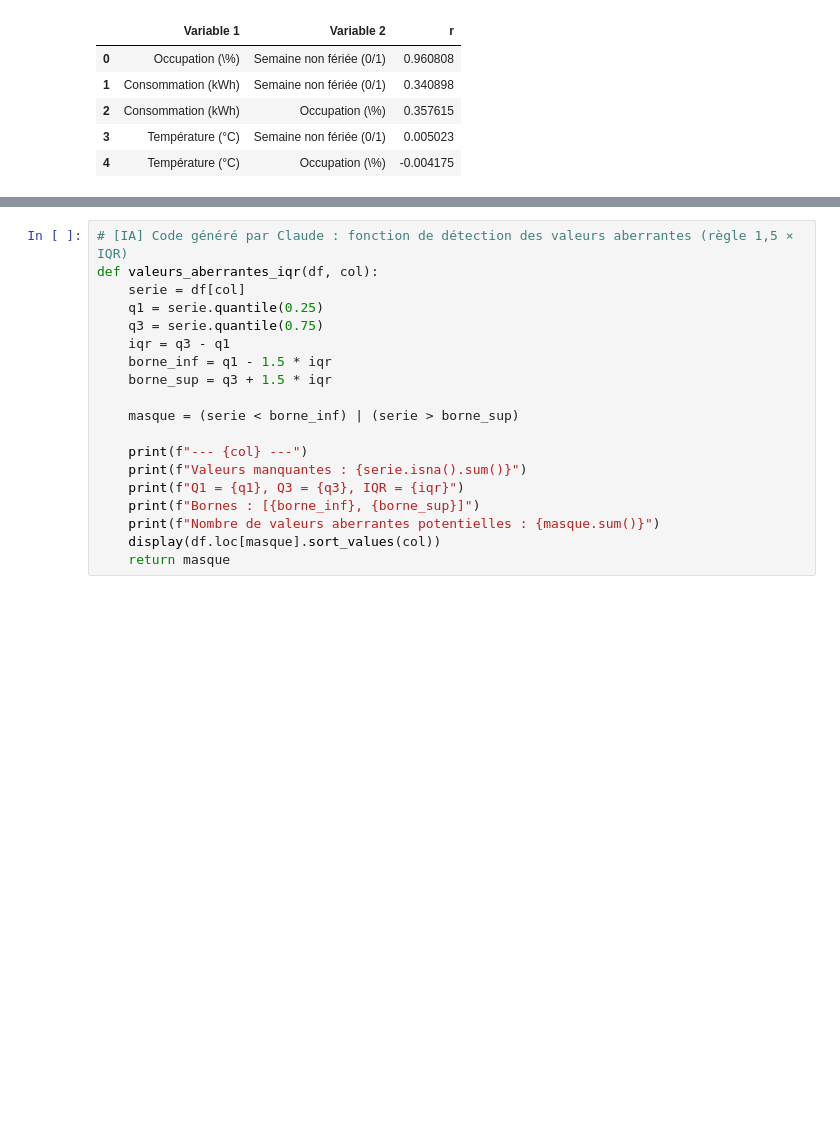
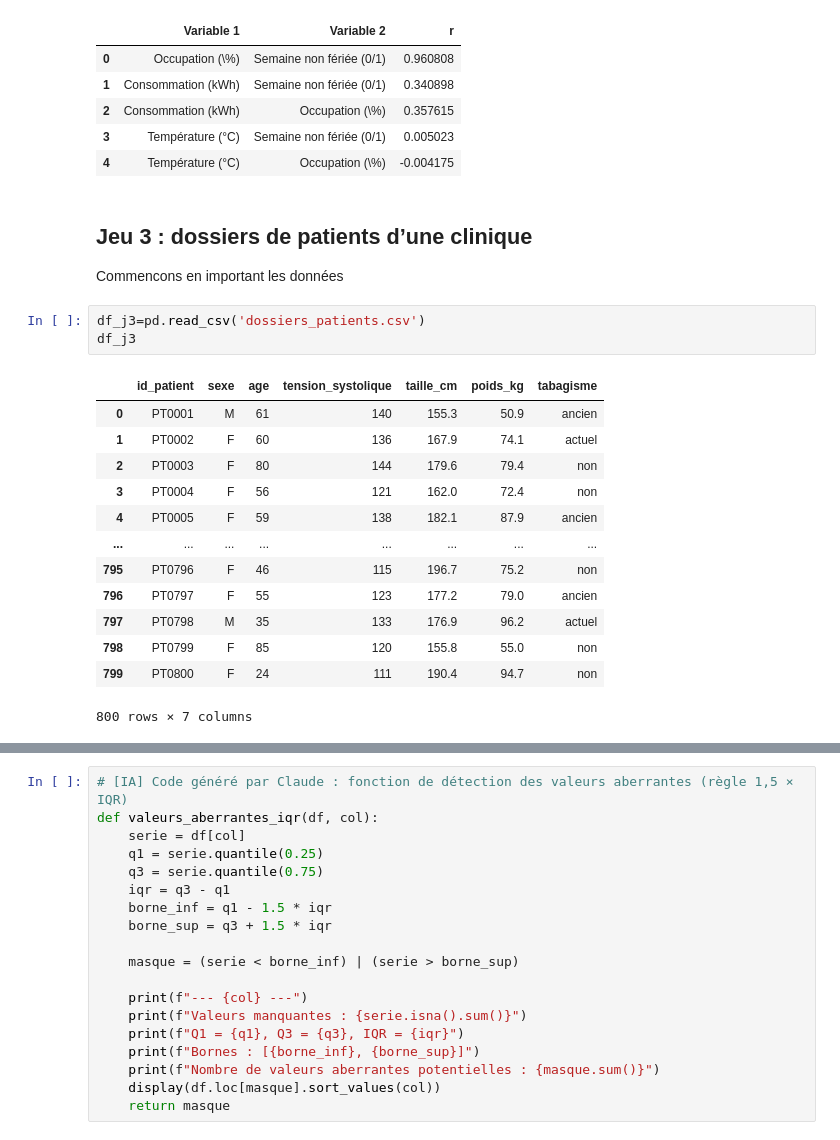
Before and after one commit to Dandalex/Devoir1ConceptStat, a Jupyter notebook: Dandrea_Devoir_I.ipynb, the cells around one changed output, grey strips where cells are left out. Drawn from its saved outputs; the diff is of its cells as text; blank space fills up the shorter version.

```diff
--- a/Dandrea_Devoir_I.ipynb
+++ b/Dandrea_Devoir_I.ipynb
@@ -700,3 +700,24 @@ tableau écrit dans resultats/jeu2-Q5-correlations.tex
 | 2 | Consommation (kWh) | Occupation (\%) | 0.357615 |
 | 3 | Température (°C) | Semaine non fériée (0/1) | 0.005023 |
 | 4 | Température (°C) | Occupation (\%) | -0.004175 |
+# %% [markdown]
+##  Jeu 3 : dossiers de patients d’une clinique
+
+Commencons en important les données
+# %%
+df_j3=pd.read_csv('dossiers_patients.csv')
+df_j3
+# %% [output]
+|  | id_patient | sexe | age | tension_systolique | taille_cm | poids_kg | tabagisme |
+| 0 | PT0001 | M | 61 | 140 | 155.3 | 50.9 | ancien |
+| 1 | PT0002 | F | 60 | 136 | 167.9 | 74.1 | actuel |
+| 2 | PT0003 | F | 80 | 144 | 179.6 | 79.4 | non |
+| 3 | PT0004 | F | 56 | 121 | 162.0 | 72.4 | non |
+| 4 | PT0005 | F | 59 | 138 | 182.1 | 87.9 | ancien |
+| ... | ... | ... | ... | ... | ... | ... | ... |
+| 795 | PT0796 | F | 46 | 115 | 196.7 | 75.2 | non |
+| 796 | PT0797 | F | 55 | 123 | 177.2 | 79.0 | ancien |
+| 797 | PT0798 | M | 35 | 133 | 176.9 | 96.2 | actuel |
+| 798 | PT0799 | F | 85 | 120 | 155.8 | 55.0 | non |
+| 799 | PT0800 | F | 24 | 111 | 190.4 | 94.7 | non |
+800 rows × 7 columns
```
Also changed, not shown: parts of 17 cells of this notebook.
